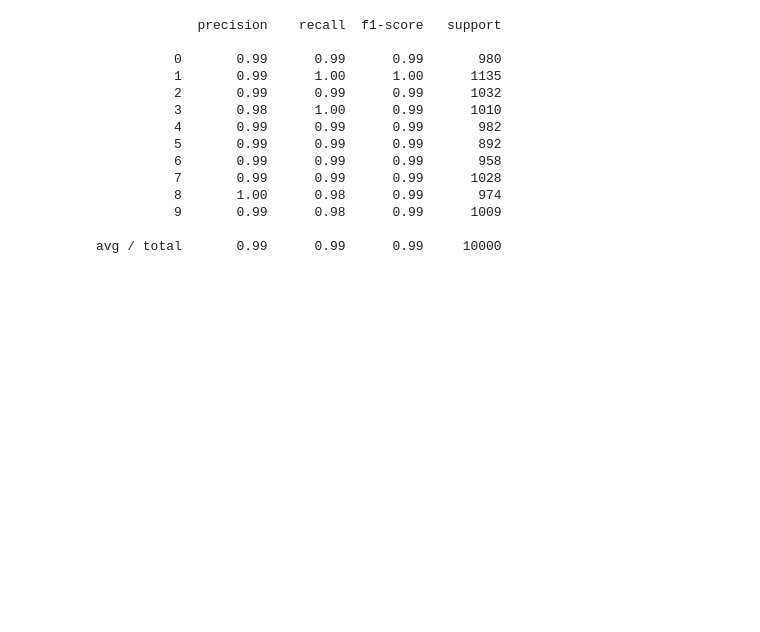
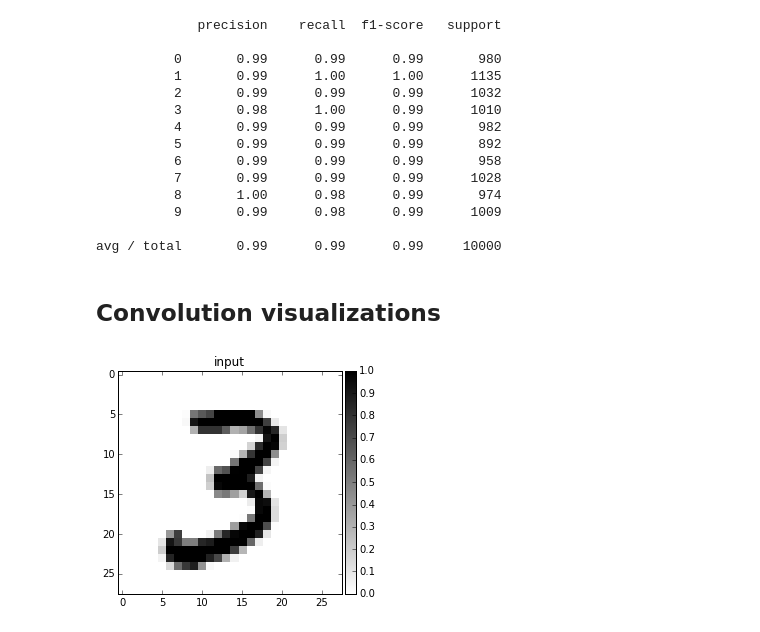
Before and after one commit to julienr/ipynb_playground, a Jupyter notebook: keras/convmnist/keras_cnn_mnist.ipynb, the cells around one changed output. Cells and saved outputs as stored; diff of their text form; code cells hidden in the pictures; blank space fills up the shorter version.

Commit message:
Add example of visualizing convolutions

```diff
--- a/keras/convmnist/keras_cnn_mnist.ipynb
+++ b/keras/convmnist/keras_cnn_mnist.ipynb
@@ -153,3 +162,5 @@ print(classification_report(y_test, y_pred))
           9       0.99      0.98      0.99      1009
 
 avg / total       0.99      0.99      0.99     10000
+# %% [markdown]
+## Convolution visualizations
@@ -155,0 +170,27 @@ avg / total       0.99      0.99      0.99     10000
+# %%
+# utility functions
+from mpl_toolkits.axes_grid1 import make_axes_locatable
+
+def nice_imshow(ax, data, vmin=None, vmax=None, cmap=None):
+    """Wrapper around pl.imshow"""
+    if cmap is None:
+        cmap = cm.jet
+    if vmin is None:
+        vmin = data.min()
+    if vmax is None:
+        vmax = data.max()
+    divider = make_axes_locatable(ax)
+    cax = divider.append_axes("right", size="5%", pad=0.05)
+    im = ax.imshow(data, vmin=vmin, vmax=vmax, interpolation='nearest', cmap=cmap)
+    pl.colorbar(im, cax=cax)
+# %%
+i = 4600
+
+# Visualize the first layer of convolutions on an input image
+X = X_test[i:i+1]
+
+pl.figure()
+pl.title('input')
+nice_imshow(pl.gca(), np.squeeze(X), vmin=0, vmax=1, cmap=cm.binary)
+# %% [output]
+[figure, added]
```
Also changed, not shown: parts of 11 cells of this notebook.
